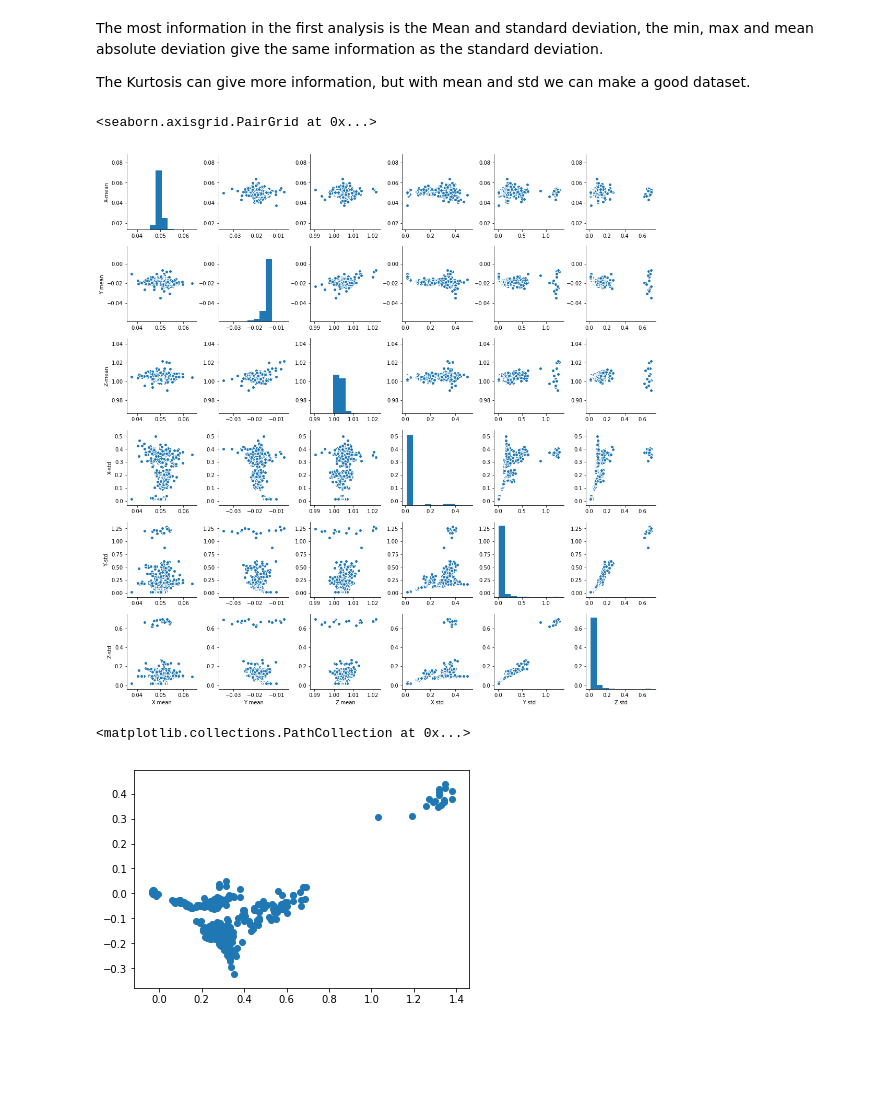
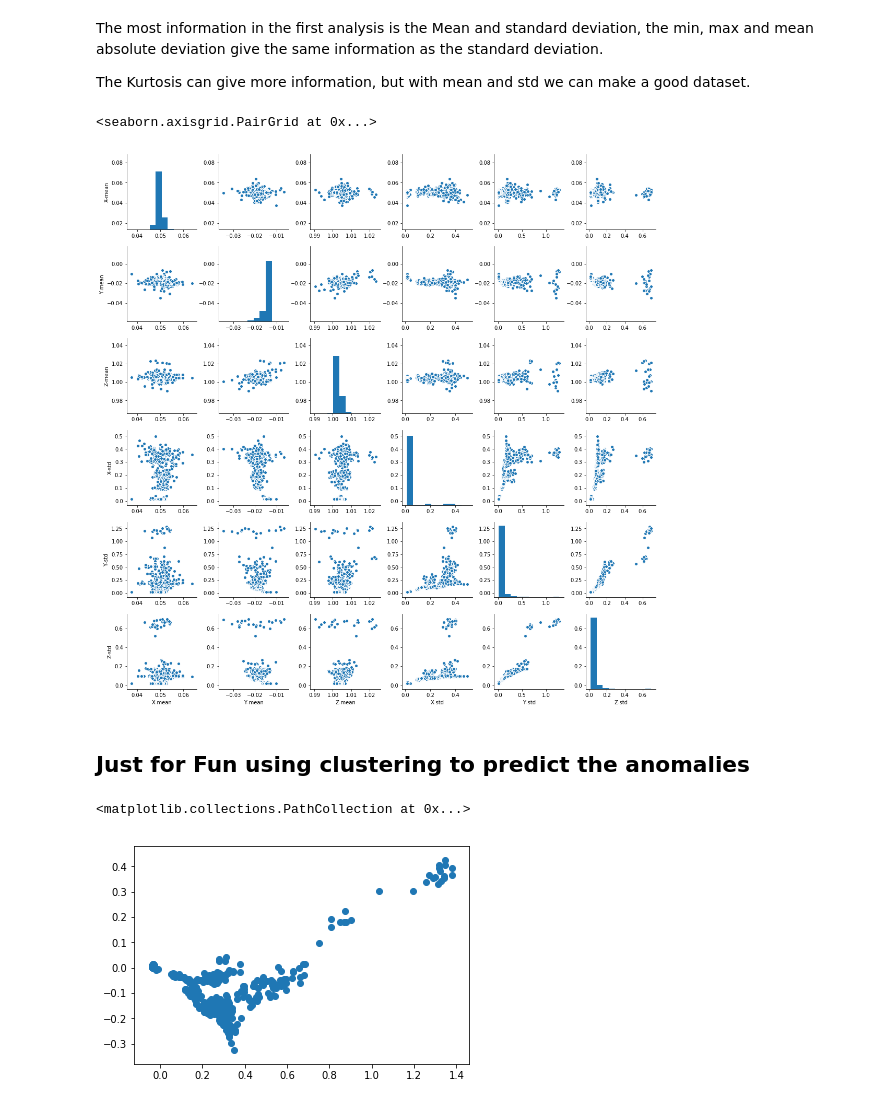
Before and after one commit to cvalenzu/anomaly_detection, a Jupyter notebook: Data Visualization.ipynb, the cells around one changed output. Saved outputs shown, nothing was run; the diff lists cells and outputs as text; code cells hidden in the pictures; blank space fills up the shorter version.

Commit message:
Added cluster attempt

```diff
--- a/Data Visualization.ipynb
+++ b/Data Visualization.ipynb
@@ -172,15 +172,17 @@ The most information in the first analysis is the Mean and standard deviation, t
 
 The Kurtosis can give more information, but with mean and std we can make a good dataset.
 # %%
-sns.pairplot(df_filtered[["X-mean","Y-mean","Z-mean","X-std","YT-std","Z-std"]])
+sns.pairplot(df_filtered[["X-mean","Y-mean","Z-mean","X-std","Y-std","Z-std"]])
 # %% [output]
 <seaborn.axisgrid.PairGrid at 0x...>
-[figure, old version]
+[figure, new version]
+# %% [markdown]
+## Just for Fun using clustering to predict the anomalies
 # %%
 from sklearn.decomposition import PCA
 pca = PCA(n_components=2)
-pca_data = pca.fit_transform(df_filtered[["X-mean","Y-mean","Z-mean","X-std","Y-std","Z-std"]])
+pca_data = pca.fit_transform(df_filtered[["X-mean","Y-mean","Z-mean","X-std","Y-std","Z-std"]].values)
 plt.scatter(pca_data[:,0], pca_data[:,1])
 # %% [output]
 <matplotlib.collections.PathCollection at 0x...>
-[figure, old version]
+[figure, new version]
```
Also changed, not shown: parts of 4 cells of this notebook, 3 other files.
